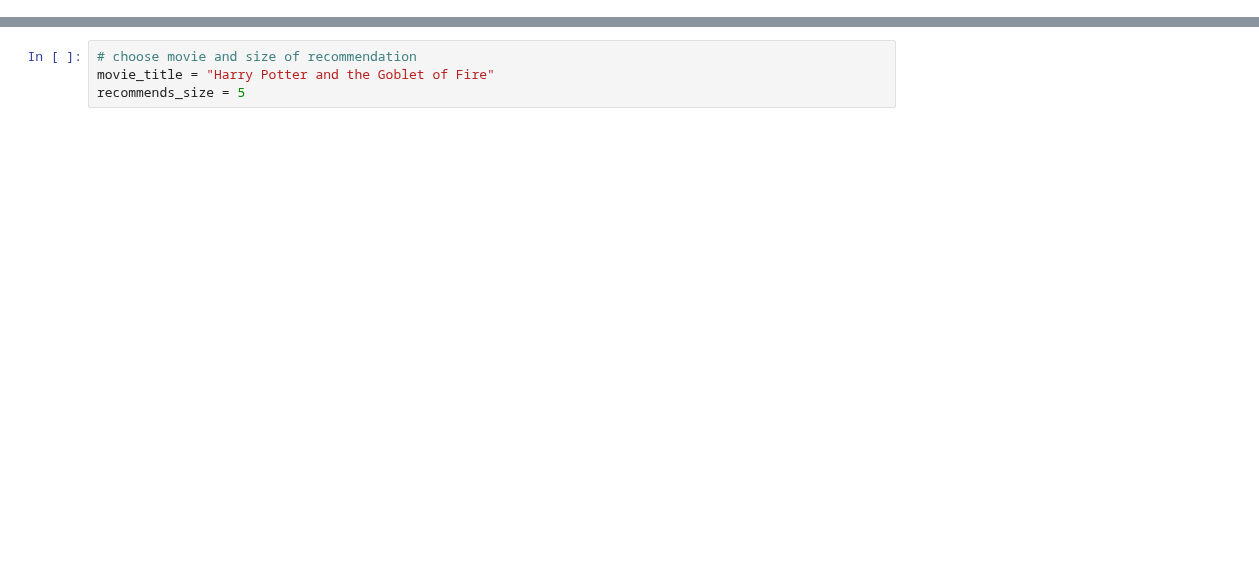
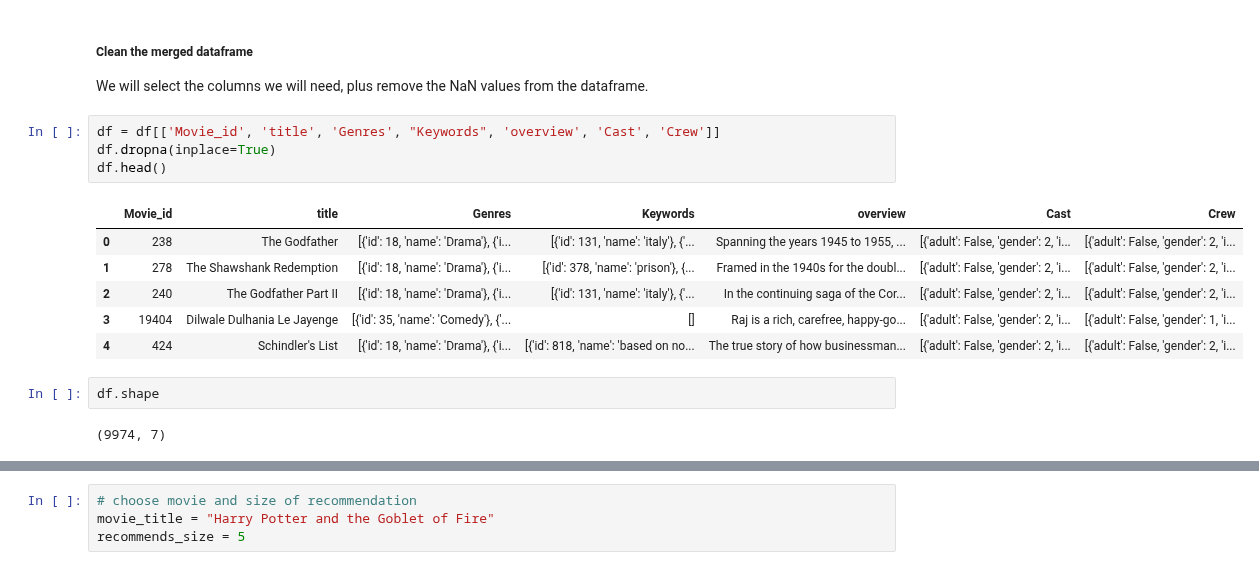
Before and after one commit to MieThorberg/MovieMatch, a Jupyter notebook: ContentRecommender.ipynb, the cells around one changed output, grey strips where cells are left out. Cells and saved outputs as stored; diff of their text form; blank space fills up the shorter version.

```diff
--- a/ContentRecommender.ipynb
+++ b/ContentRecommender.ipynb
@@ -59,0 +75,18 @@ credit_df.shape
+# %% [markdown]
+##### Clean the merged dataframe
+We will select the columns we will need, plus remove the NaN values from the dataframe.
+# %%
+df = df[['Movie_id', 'title', 'Genres', "Keywords", 'overview', 'Cast', 'Crew']]
+df.dropna(inplace=True)
+df.head()
+# %% [output]
+|  | Movie_id | title | Genres | Keywords | overview | Cast | Crew |
+| 0 | 238 | The Godfather | [{'id': 18, 'name': 'Drama'}, {'i... | [{'id': 131, 'name': 'italy'}, {'... | Spanning the years 1945 to 1955, ... | [{'adult': False, 'gender': 2, 'i... | [{'adult': False, 'gender': 2, 'i... |
+| 1 | 278 | The Shawshank Redemption | [{'id': 18, 'name': 'Drama'}, {'i... | [{'id': 378, 'name': 'prison'}, {... | Framed in the 1940s for the doubl... | [{'adult': False, 'gender': 2, 'i... | [{'adult': False, 'gender': 2, 'i... |
+| 2 | 240 | The Godfather Part II | [{'id': 18, 'name': 'Drama'}, {'i... | [{'id': 131, 'name': 'italy'}, {'... | In the continuing saga of the Cor... | [{'adult': False, 'gender': 2, 'i... | [{'adult': False, 'gender': 2, 'i... |
+| 3 | 19404 | Dilwale Dulhania Le Jayenge | [{'id': 35, 'name': 'Comedy'}, {'... | [] | Raj is a rich, carefree, happy-go... | [{'adult': False, 'gender': 2, 'i... | [{'adult': False, 'gender': 1, 'i... |
+| 4 | 424 | Schindler's List | [{'id': 18, 'name': 'Drama'}, {'i... | [{'id': 818, 'name': 'based on no... | The true story of how businessman... | [{'adult': False, 'gender': 2, 'i... | [{'adult': False, 'gender': 2, 'i... |
+# %%
+df.shape
+# %% [output]
+(9974, 7)
```
Also changed, not shown: parts of 44 cells of this notebook, 11 other files.
